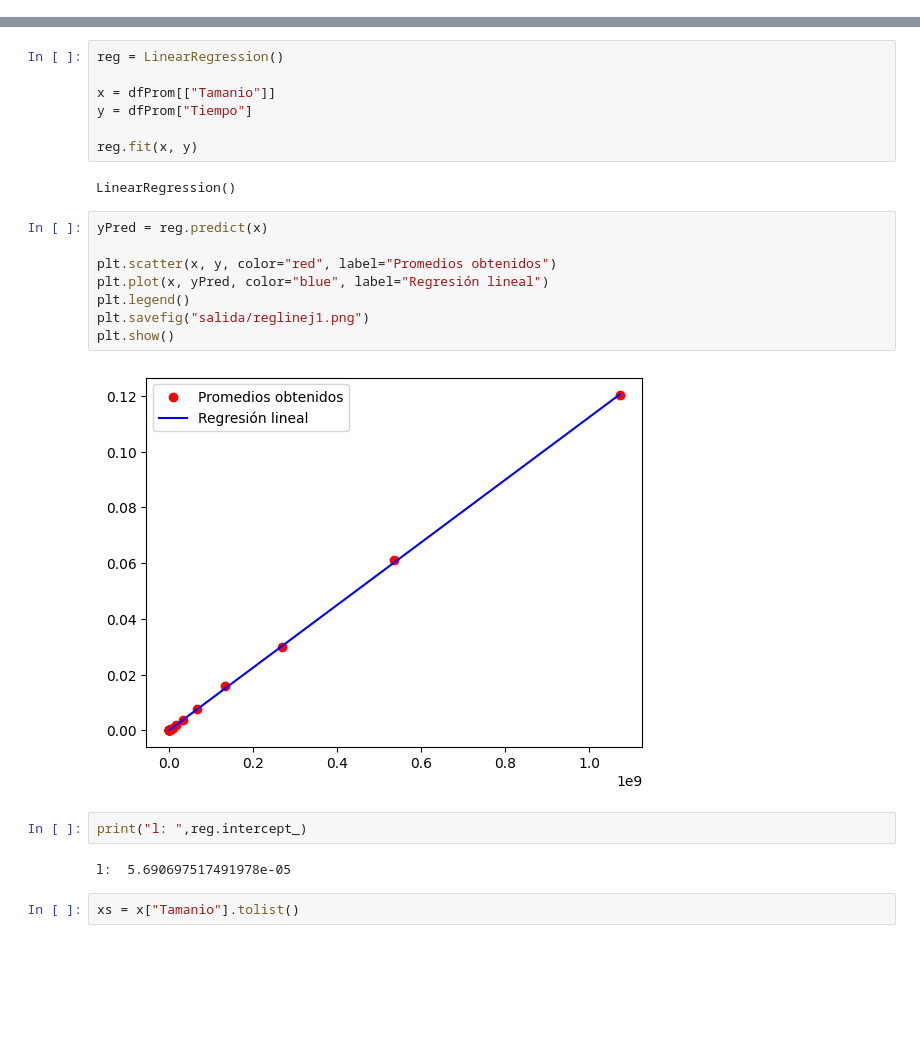
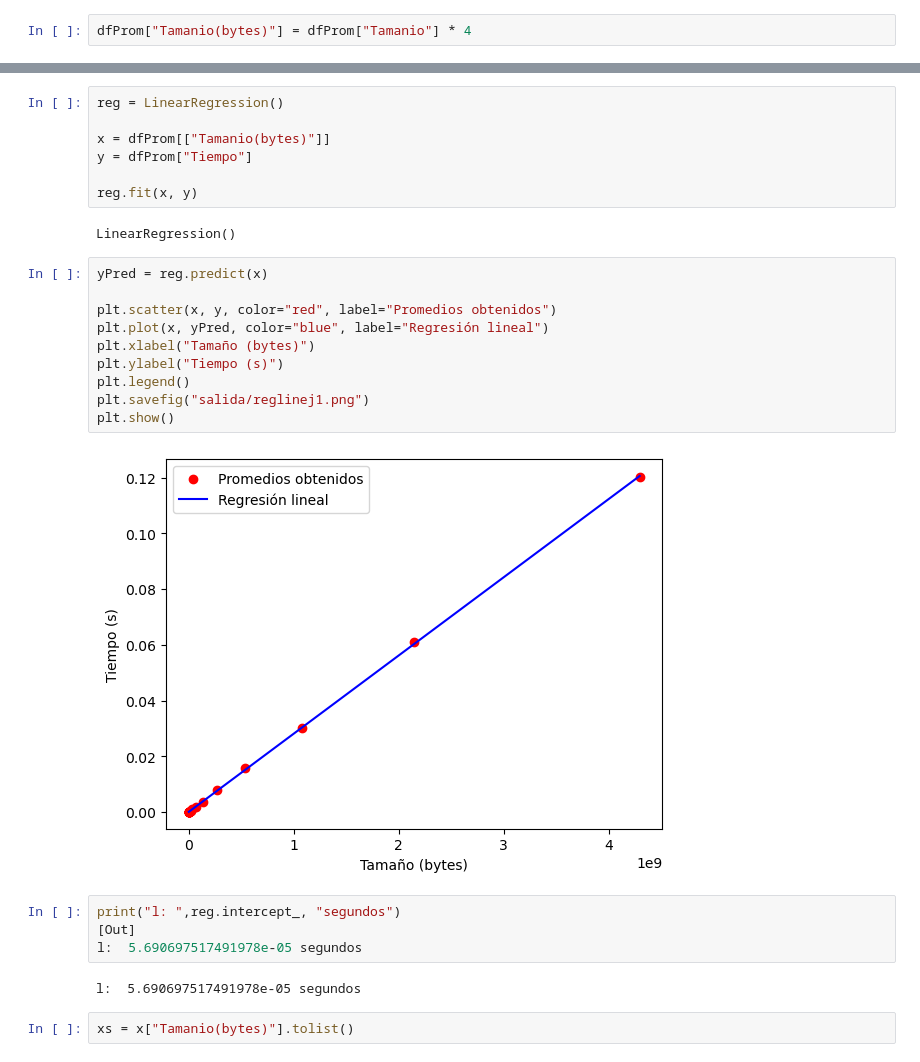
Before and after one commit to justog220/Practica-CAR, a Jupyter notebook: TP 1/EJ 1/análisis.ipynb, the cells around one changed output, grey strips where cells are left out. Saved outputs shown, nothing was run; the diff lists cells and outputs as text; blank space fills up the shorter version.

```diff
--- a/TP 1/EJ 1/análisis.ipynb
+++ b/TP 1/EJ 1/análisis.ipynb
@@ -34,6 +34,8 @@ dfProm
 | 28 | 268435456 | 0.029989 |
 | 29 | 536870912 | 0.061041 |
 | 30 | 1073741824 | 0.120231 |
+# %%
+dfProm["Tamanio(bytes)"] = dfProm["Tamanio"] * 4
 # %%
 print(dfProm.to_latex(index=False))
 # %% [output]
@@ -69,7 +73,7 @@ from sklearn.linear_model import LinearRegression
 # %%
 reg = LinearRegression()
 
-x = dfProm[["Tamanio"]]
+x = dfProm[["Tamanio(bytes)"]]
 y = dfProm["Tiempo"]
 
 reg.fit(x, y)
@@ -78,19 +82,23 @@ LinearRegression()
 # %%
 yPred = reg.predict(x)
 
 plt.scatter(x, y, color="red", label="Promedios obtenidos")
 plt.plot(x, yPred, color="blue", label="Regresión lineal")
+plt.xlabel("Tamaño (bytes)")
+plt.ylabel("Tiempo (s)")
 plt.legend()
 plt.savefig("salida/reglinej1.png")
 plt.show()
 # %% [output]
-[figure, old version]
+[figure, new version]
 # %%
-print("l: ",reg.intercept_)
+print("l: ",reg.intercept_, "segundos")
+[Out]
+l:  5.690697517491978e-05 segundos
 # %% [output]
-l:  5.690697517491978e-05
+l:  5.690697517491978e-05 segundos
 # %%
-xs = x["Tamanio"].tolist()
+xs = x["Tamanio(bytes)"].tolist()
 # %%
 for yp, i in zip(yPred, xs):
     yp -= reg.intercept_
```
Also changed, not shown: parts of 3 cells of this notebook, 7 other files.
